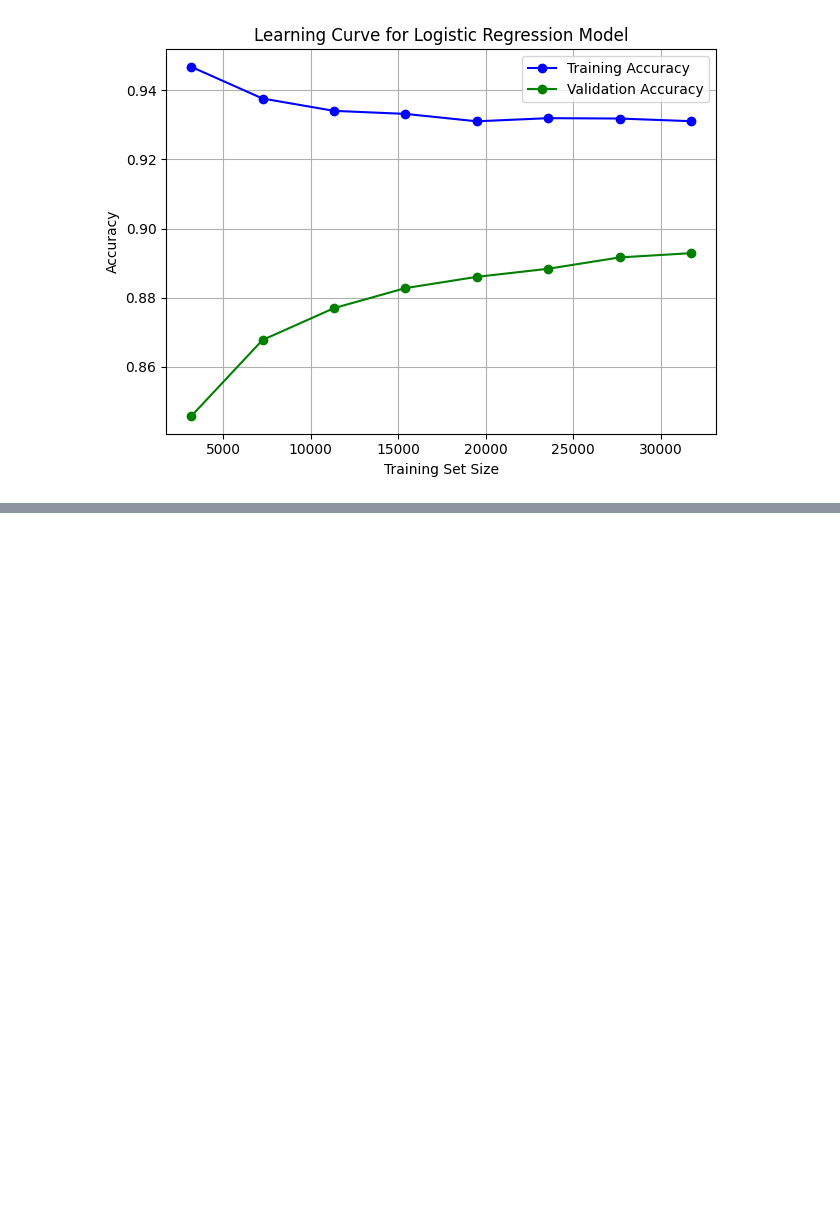
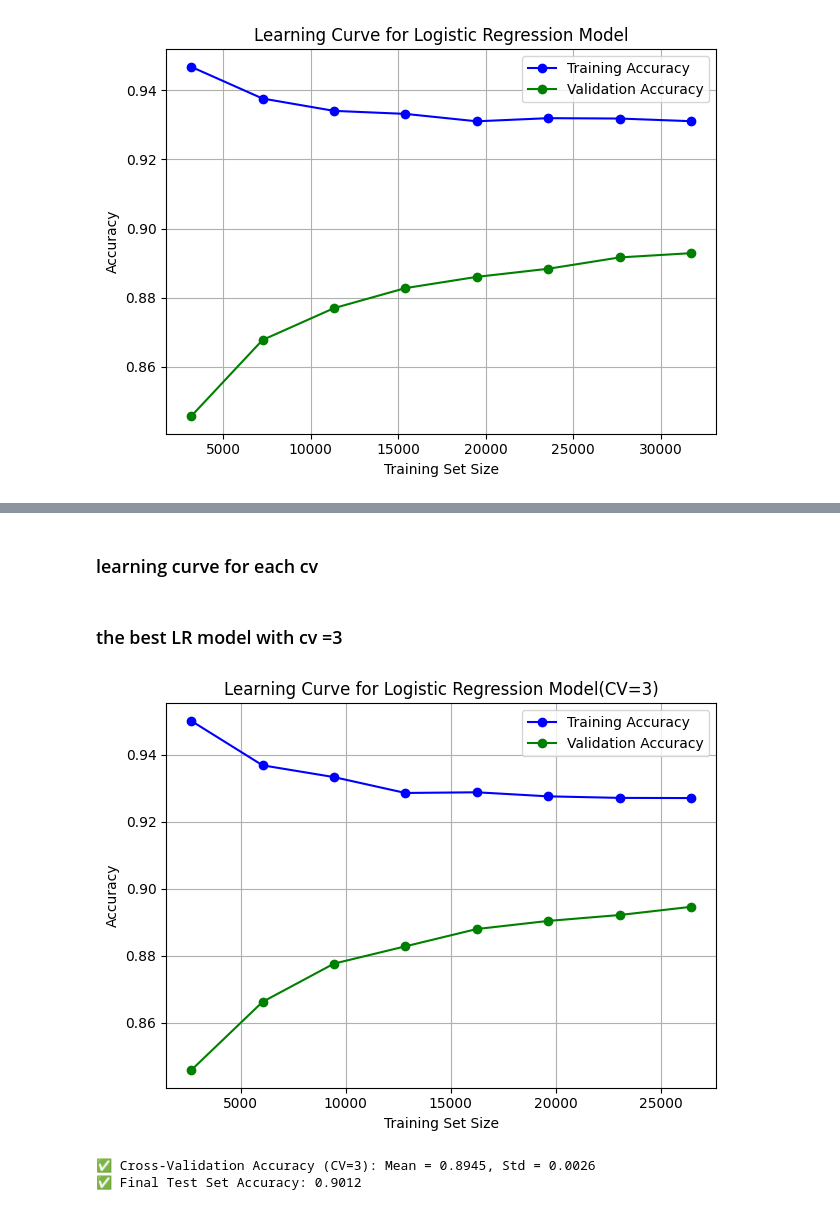
Before and after one commit to HashemBader/ML-Text-Sentiment-App-copy, a Jupyter notebook: notebooks/Text-Sentiment.ipynb, the cells around one changed output, grey strips where cells are left out. Cells and saved outputs as stored; diff of their text form; code cells hidden in the pictures; blank space fills up the shorter version.

Commit message:
improving the model

```diff
--- a/notebooks/Text-Sentiment.ipynb
+++ b/notebooks/Text-Sentiment.ipynb
@@ -227,18 +230,10 @@ from sklearn.model_selection import GridSearchCV
 
 # Define parameter grid
 param_grid = {
+    'tfidf__max_features': [3000, 5000, 10000],
     'tfidf__ngram_range': [(1,1), (1,2)],
-    'tfidf__max_df': [0.75, 1.0],
-    'tfidf__min_df': [1, 5],
-    'clf__C': [0.01, 0.1, 1, 10],
-    'clf__penalty': ['l2'],  # 'l1' requires solver='liblinear'
+    'clf__C': [0.1, 1, 10],
 }
-
-# Create pipeline with compatible solver
-pipeline = Pipeline([
-    ('tfidf', TfidfVectorizer()),
-    ('clf', LogisticRegression(solver='liblinear'))
-])
 
 # Run grid search with cross-validation
 grid = GridSearchCV(
@@ -266,0 +295,2 @@ KeyboardInterrupt:
+# %% [markdown]
+### learning curve for each cv
@@ -266,0 +324,42 @@ KeyboardInterrupt:
+# %% [markdown]
+### the best LR model with cv =3
+# %%
+
+# Step 1: Learning curve with CV=3
+train_sizes, train_scores, val_scores = learning_curve(
+    best_model, x_train, y_train,
+    cv=3,
+    train_sizes=np.linspace(0.1, 1.0, 8),
+    scoring='accuracy',
+    shuffle=True,
+    random_state=42,
+    n_jobs=-1
+)
+
+train_mean = np.mean(train_scores, axis=1)
+val_mean = np.mean(val_scores, axis=1)
+
+plt.plot(train_sizes, train_mean, 'o-', color='blue', label='Training Accuracy')
+plt.plot(train_sizes, val_mean, 'o-', color='green', label='Validation Accuracy')
+plt.xlabel('Training Set Size')
+plt.ylabel('Accuracy')
+plt.title('Learning Curve for Logistic Regression Model(CV={cv_value})'.format(cv_value=3))
+plt.legend()
+plt.grid(True)
+plt.tight_layout()
+plt.show()
+
+# Step 3: Cross-validation score with CV=3
+val_scores_cv = cross_val_score(best_model, x_train, y_train, cv=3, scoring='accuracy', n_jobs=-1)
+print(f"✅ Cross-Validation Accuracy (CV=3): Mean = {np.mean(val_scores_cv):.4f}, Std = {np.std(val_scores_cv):.4f}")
+
+# Step 4: Train best model on full training data
+best_model.fit(x_train, y_train)
+
+# Step 5: Evaluate on test set
+test_accuracy = best_model.score(x_test, y_test)
+print(f"✅ Final Test Set Accuracy: {test_accuracy:.4f}")
+# %% [output]
+[figure, added]
+✅ Cross-Validation Accuracy (CV=3): Mean = 0.8945, Std = 0.0026
+✅ Final Test Set Accuracy: 0.9012
```
Also changed, not shown: parts of 6 cells of this notebook.
